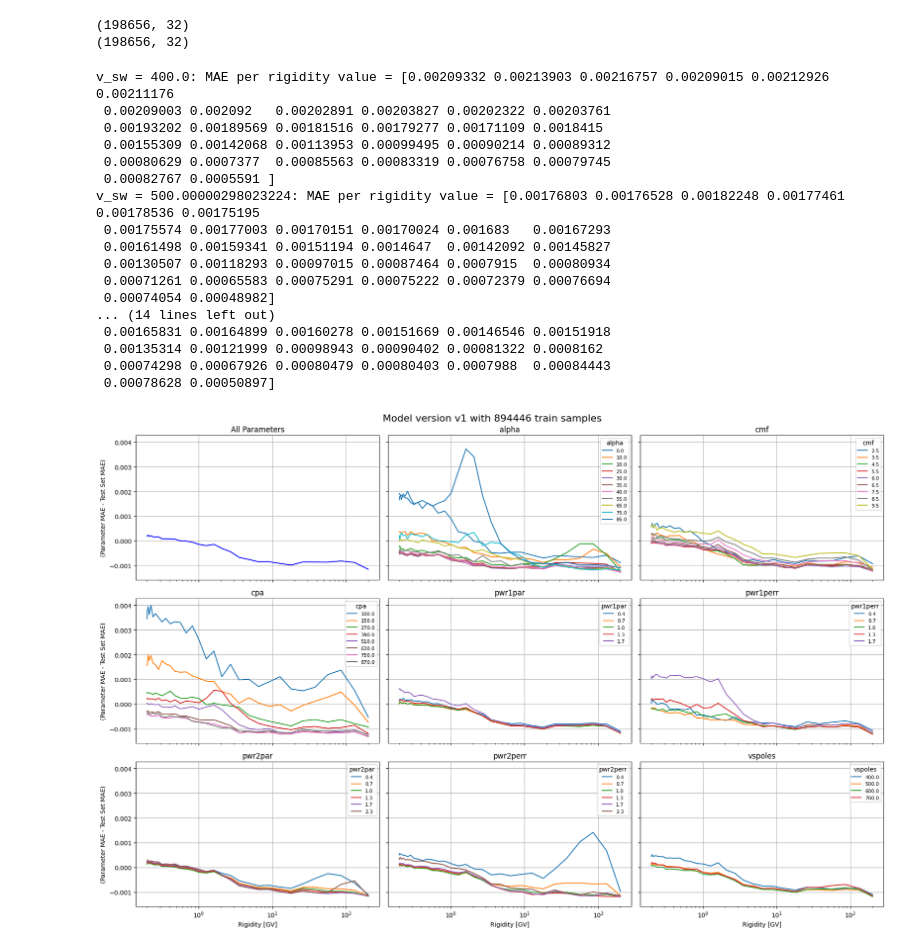
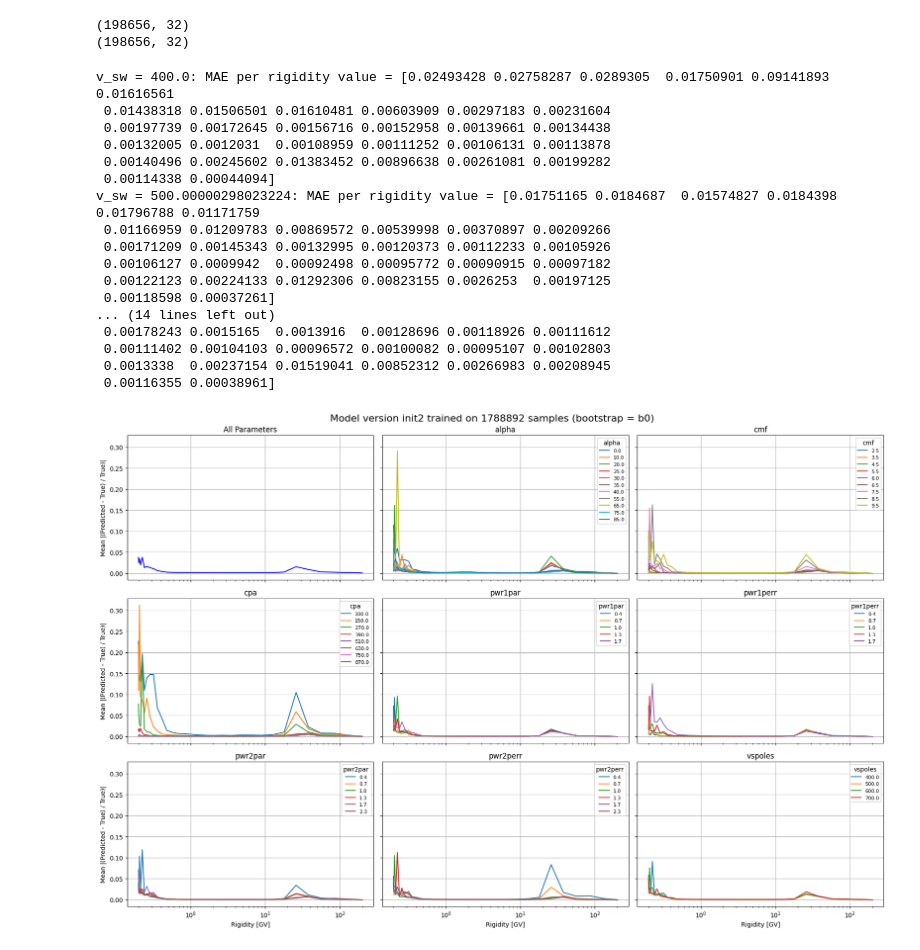
Before and after one commit to hawaii-ai/GalacticCosmicRays, a Jupyter notebook: notebooks/plot/plot_nn_train_size.ipynb, the cells around one changed output. Cells and saved outputs as stored; diff of their text form; code cells hidden in the pictures.

```diff
--- a/notebooks/plot/plot_nn_train_size.ipynb
+++ b/notebooks/plot/plot_nn_train_size.ipynb
@@ -96,0 +101,20 @@ plt.show()
+# %%
+data_path = '/home/linneamw/sadow_koastore/personal/linneamw/research/gcr/data/2023_07_01'
+data_file = f'{data_path}/neg/model_collection_1AU_90deg_0deg_fixed_training.h5'
+
+# 8 input parameters for the NN: alpha, cmf, vspoles, cpa, pwr1par, pwr2par, pwr1perr, and pwr2perr.
+# features = ['alpha', 'cmf', 'cpa', 'pwr1par', 'pwr1perr', 'pwr2par', 'pwr2perr', 'vspoles']
+with h5py.File(data_file, 'r') as h5:
+    num_samples, num_inputs,  = h5['X_minmax'].shape
+    _, num_flux,  = h5['Y_log_scaled'].shape
+    quality  = h5['quality'][:]
+x = tfio.IODataset.from_hdf5(data_file, dataset='/X_minmax')
+y = tfio.IODataset.from_hdf5(data_file, dataset='/Y_log_scaled')
+quality = tfio.IODataset.from_hdf5(data_file, dataset='/quality')
+
+# Note: I cannot tell if this was shuffled before. It's not obviously in a grid pattern, so maybe it was? But also there are repeats
+# Print first 10 elements of x to 3 decimal point
+for i, (x_i) in enumerate(x.take(10)):
+    print(f'{i}: {x_i.numpy().round(3)}')
+    if i > 10:
+        break
@@ -283,14 +225,15 @@ Validation steps: 1552
 # %%
 # Load model
-model_path = f'../../models/model_size_investigation/model_{model_version}_train_size_{train_size_fraction}_{polarity}.keras'  # Must end with keras.
+save_dir = '../../models/model_size_investigation_shuffled_traintest'
+save_name = f'data_{data_version}_bootstrap_{bootstrap}_model_{model_version}_train_size_{train_size_fraction}_{polarity}'
+model_path = f'{save_dir}/{save_name}.keras'  # Must end with keras.
+print(f"Model: {model_path}. Predicting...")
 model = keras.models.load_model(model_path)
 
-print(f"Model: {model_path}. Predicting...")
-
-# Predict on the train and test sets
+# Predict on the test sets
 test_pred = model.predict(test, steps=validation_steps+1)
 
 # Calculate MAE on test set
 test_mae = model.evaluate(test, steps=validation_steps+1)
-print(f'Test MAE: {test_mae}')
+print(f'Overall test MAE: {test_mae}')
 # %% [output]
@@ -345,7 +288,7 @@ def group_and_compute_mae_dynamic(feature_idx, test_x, test_y, test_pred):
             continue  # Skip if no matching samples
 
         # Compute MAE for each rigidity value (32 outputs)
-        mae = np.mean(np.abs(test_y[indices] - test_pred[indices]), axis=0)
+        mae = np.mean(np.abs((test_pred[indices] - test_y[indices]) / test_y[indices]), axis=0)
 
         # Store results
         grouped_mae[value] = mae
@@ -354,7 +297,7 @@ def group_and_compute_mae_dynamic(feature_idx, test_x, test_y, test_pred):
 
 # Function to compute MAE
 def compute_mae_per_output(y_true, y_pred):
-    return np.mean(np.abs(y_true - y_pred), axis=0)  # Shape: (32,)
+    return np.mean(np.abs((y_true - y_pred) / y_true), axis=0)  # Shape: (32,)
 
 # Example usage:
 feature_idx = 7  # Index of v_sw in test_x
@@ -366,38 +309,38 @@ for value, mae in mae_results.items():
 full_mae = compute_mae_per_output(test_y, test_pred)
 print(f"Full dataset MAE: {full_mae}")
 # %% [output]
-v_sw = 400.0: MAE per rigidity value = [0.00209332 0.00213903 0.00216757 0.00209015 0.00212926 0.00211176
- 0.00209003 0.002092   0.00202891 0.00203827 0.00202322 0.00203761
- 0.00193202 0.00189569 0.00181516 0.00179277 0.00171109 0.0018415
- 0.00155309 0.00142068 0.00113953 0.00099495 0.00090214 0.00089312
- 0.00080629 0.0007377  0.00085563 0.00083319 0.00076758 0.00079745
- 0.00082767 0.0005591 ]
-v_sw = 500.00000298023224: MAE per rigidity value = [0.00176803 0.00176528 0.00182248 0.00177461 0.00178536 0.00175195
- 0.00175574 0.00177003 0.00170151 0.00170024 0.001683   0.00167293
- 0.00161498 0.00159341 0.00151194 0.0014647  0.00142092 0.00145827
- 0.00130507 0.00118293 0.00097015 0.00087464 0.0007915  0.00080934
- 0.00071261 0.00065583 0.00075291 0.00075222 0.00072379 0.00076694
- 0.00074054 0.00048982]
+v_sw = 400.0: MAE per rigidity value = [0.02493428 0.02758287 0.0289305  0.01750901 0.09141893 0.01616561
+ 0.01438318 0.01506501 0.01610481 0.00603909 0.00297183 0.00231604
+ 0.00197739 0.00172645 0.00156716 0.00152958 0.00139661 0.00134438
+ 0.00132005 0.0012031  0.00108959 0.00111252 0.00106131 0.00113878
+ 0.00140496 0.00245602 0.01383452 0.00896638 0.00261081 0.00199282
+ 0.00114338 0.00044094]
+v_sw = 500.00000298023224: MAE per rigidity value = [0.01751165 0.0184687  0.01574827 0.0184398  0.01796788 0.01171759
+ 0.01166959 0.01209783 0.00869572 0.00539998 0.00370897 0.00209266
+ 0.00171209 0.00145343 0.00132995 0.00120373 0.00112233 0.00105926
+ 0.00106127 0.0009942  0.00092498 0.00095772 0.00090915 0.00097182
+ 0.00122123 0.00224133 0.01292306 0.00823155 0.0026253  0.00197125
+ 0.00118598 0.00037261]
 ... (14 lines left out)
- 0.00165831 0.00164899 0.00160278 0.00151669 0.00146546 0.00151918
- 0.00135314 0.00121999 0.00098943 0.00090402 0.00081322 0.0008162
- 0.00074298 0.00067926 0.00080479 0.00080403 0.0007988  0.00084443
- 0.00078628 0.00050897]
+ 0.00178243 0.0015165  0.0013916  0.00128696 0.00118926 0.00111612
+ 0.00111402 0.00104103 0.00096572 0.00100082 0.00095107 0.00102803
+ 0.0013338  0.00237154 0.01519041 0.00852312 0.00266983 0.00208945
+ 0.00116355 0.00038961]
 # %%
 # Compute full dataset MAE (shape: (32,))
 full_mae = compute_mae_per_output(test_y, test_pred)
-full_diff = full_mae - test_mae
+full_diff = full_mae
 
 # Create the 3x3 plot grid
 fig, axes = plt.subplots(3, 3, figsize=(18, 12), sharex=True, sharey=True)
-plt.suptitle(f"Model version {model_version} with {int(train_size_fraction * 1_788_892)} train samples", fontsize=16)
+plt.suptitle(f"Model version {model_version} trained on {int(train_size_fraction * 1_788_892)} samples (bootstrap = {bootstrap})", fontsize=16)
 axes = axes.flatten()
 
 # Top-left plot (full MAE)
 axes[0].plot(RIGIDITY_VALS, full_diff, color='blue')
 axes[0].set_title("All Parameters")
 axes[0].set_xlabel("Rigidity [GV]")
-axes[0].set_ylabel("(Parameter MAE - Test Set MAE)")
+axes[0].set_ylabel("Mean |(Predicted - True) / True)|")
 axes[0].grid(True)
 axes[0].set_xscale('log')
 
@@ -405,33 +348,33 @@ axes[0].set_xscale('log')
 test_x_untrans = untransform_input(test_x)
 
 for i in range(8):
     ax = axes[i + 1]
     feature_idx = i
 
     # Group and compute MAE
     mae_results = group_and_compute_mae_dynamic(feature_idx, test_x, test_y, test_pred)
 
     # Plot each unique value's MAE
     for value, mae in mae_results.items():
         # Calculate difference from full MAE
         curr_diff = mae - test_mae
 
         # Plot
         ax.plot(RIGIDITY_VALS, curr_diff, label=f'{value:.1f}')
 
     ax.set_title(f"{INPUTS[i]}")
     ax.set_xlabel("Rigidity [GV]")
-    ax.set_ylabel("(Parameter MAE - Test Set MAE)")
+    ax.set_ylabel("Mean |(Predicted - True) / True)|")
     ax.legend(title=INPUTS[i], fontsize=8)
     ax.grid(True)
     ax.set_xscale('log')
 
 # Only label outer plots
 for ax in axes:
     ax.label_outer()
 
 plt.tight_layout()
-plt.savefig(f'../../../results/v27/plots/{model_version}_{train_size_fraction}_NN_mae_test_diff_{polarity}.png', dpi=300)
+plt.savefig(f'../../../results/v29/plots/{data_version}_{bootstrap}_{model_version}_{train_size_fraction}_NN_mae_test_diff_{polarity}.png', dpi=300)
 plt.show()
 # %% [output]
-[figure, old version]
+[figure, new version]
```
Also changed, not shown: parts of 13 cells of this notebook, 23 other files.
